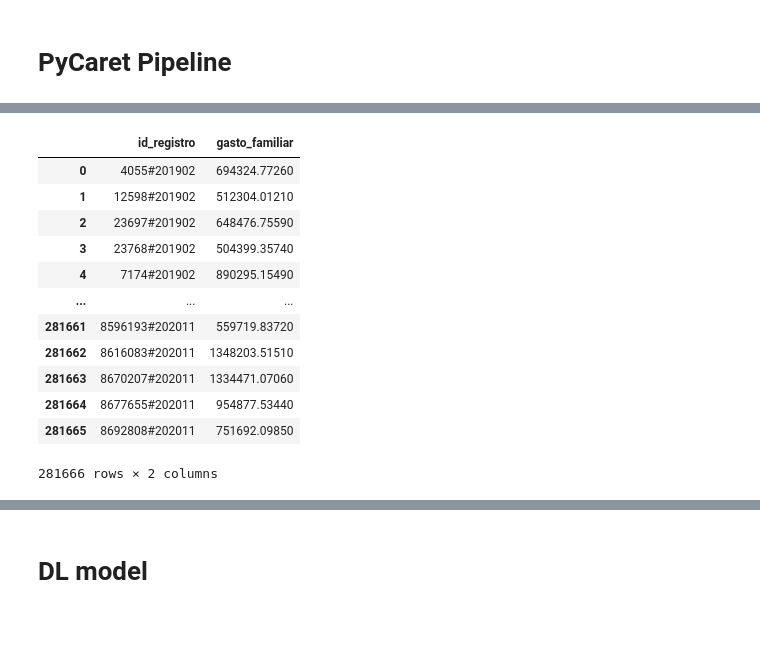
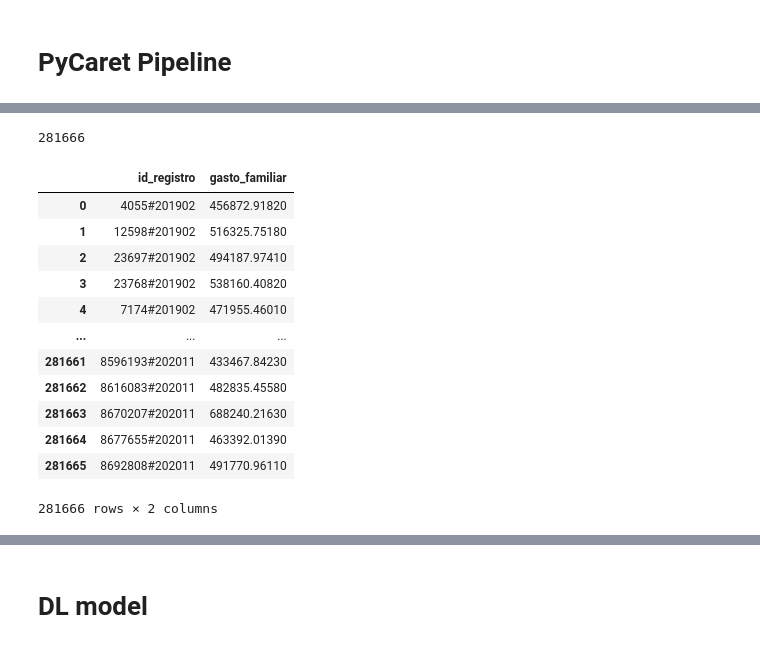
Before and after one commit to abdala9512/bc-dataton, a Jupyter notebook: notebooks/data_exploration_miguel.ipynb, the cells around one changed output, grey strips where cells are left out. Drawn from its saved outputs; the diff is of its cells as text; code cells hidden in the pictures.

```diff
--- a/notebooks/data_exploration_miguel.ipynb
+++ b/notebooks/data_exploration_miguel.ipynb
@@ -858,0 +1212,16 @@ Hora de finalizacion: 2021-01-24 11:18:42.441636
+# %%
+all_mapes = []
+for model in models:
+    mape_model = []
+    for x_test, y_test in zip(x_tests, y_tests):
+        nn_prediction_ = model.predict(x_test).reshape(-1,)
+        mape_model.append(mean_absolute_percentage_error(nn_prediction_, y_test))
+    all_mapes.append(np.mean(mape_model))
+# %%
+best_mapes = sorted(range(len(all_mapes)), key=lambda i: all_mapes[i], reverse=False)[:10]
+predictions_df = test_df_modeling.modeling_dataframe.drop(["id_registro", "periodo"], axis=1)
+nn_stack_predictions = []
+for i in best_mapes:
+    nn_stack_predictions.append(models[i].predict(predictions_df).reshape(-1,))
+nn_stack = np.expm1(np.mean(nn_stack_predictions, axis=0))
+nn_stack
@@ -1033,5 +1393,5 @@ ensemble_df
 # %%
-predictions_df = test_df_modeling.modeling_dataframe.drop(["periodo","id_registro"], axis=1)
+predictions_df = test_df_modeling.modeling_dataframe.drop(["id_registro", "periodo"], axis=1)
 predictions_list = []
 for model in models:
     final_predictions_xgb=np.expm1(model[0].predict(predictions_df))
@@ -1039,7 +1399,12 @@ for model in models:
     final_predictions_ridge=np.expm1(model[2].predict(predictions_df))
     final_predictions_catboost=np.expm1(model[3].predict(predictions_df))
 
-    final_prediction=final_predictions_xgb*0.5+final_predictions_elastic*0.0 + \
-                       final_predictions_ridge*0.0 + final_predictions_catboost*0.5
+    #final_predictions_xgb=model[0].predict(predictions_df)**2
+    #final_predictions_elastic=model[1].predict(predictions_df)**2
+    #final_predictions_ridge=model[2].predict(predictions_df)**2
+    #final_predictions_catboost=model[3].predict(predictions_df)**2
+
+    final_prediction=final_predictions_xgb*0.25+final_predictions_elastic*0.25 + \
+                       final_predictions_ridge*0.25 + final_predictions_catboost*0.25
 
     predictions_list.append(final_prediction)
@@ -1068,21 +1411,26 @@ final_prediction=stack / 19
+# %%
+final_prediction=np.mean(predictions_list, axis=0)
+len(final_prediction)
+# %% [output]
+281666
 # %%
-submission = pd.concat([test_df['id_registro'],pd.Series(final_prediction)], axis=1)
-submission.columns = ["id_registro", "gasto_familiar"]
-submission['gasto_familiar'] = submission['gasto_familiar'].round(4)
+ensemble_submission = pd.concat([test_df['id_registro'],pd.Series(final_prediction)], axis=1)
+ensemble_submission.columns = ["id_registro", "gasto_familiar"]
+ensemble_submission['gasto_familiar'] = ensemble_submission['gasto_familiar'].round(4)
 #submission['gasto_familiar'] = np.where(submission['gasto_familiar'] > 10000000, 10000000, submission['gasto_familiar'])
-submission
+ensemble_submission
 # %% [output]
 |  | id_registro | gasto_familiar |
-| 0 | 4055#201902 | 694324.77260 |
-| 1 | 12598#201902 | 512304.01210 |
-| 2 | 23697#201902 | 648476.75590 |
-| 3 | 23768#201902 | 504399.35740 |
-| 4 | 7174#201902 | 890295.15490 |
+| 0 | 4055#201902 | 456872.91820 |
+| 1 | 12598#201902 | 516325.75180 |
+| 2 | 23697#201902 | 494187.97410 |
+| 3 | 23768#201902 | 538160.40820 |
+| 4 | 7174#201902 | 471955.46010 |
 | ... | ... | ... |
-| 281661 | 8596193#202011 | 559719.83720 |
-| 281662 | 8616083#202011 | 1348203.51510 |
-| 281663 | 8670207#202011 | 1334471.07060 |
-| 281664 | 8677655#202011 | 954877.53440 |
-| 281665 | 8692808#202011 | 751692.09850 |
+| 281661 | 8596193#202011 | 433467.84230 |
+| 281662 | 8616083#202011 | 482835.45580 |
+| 281663 | 8670207#202011 | 688240.21630 |
+| 281664 | 8677655#202011 | 463392.01390 |
+| 281665 | 8692808#202011 | 491770.96110 |
 281666 rows × 2 columns
 # %%
```
Also changed, not shown: parts of 74 cells of this notebook, 1 other file.
